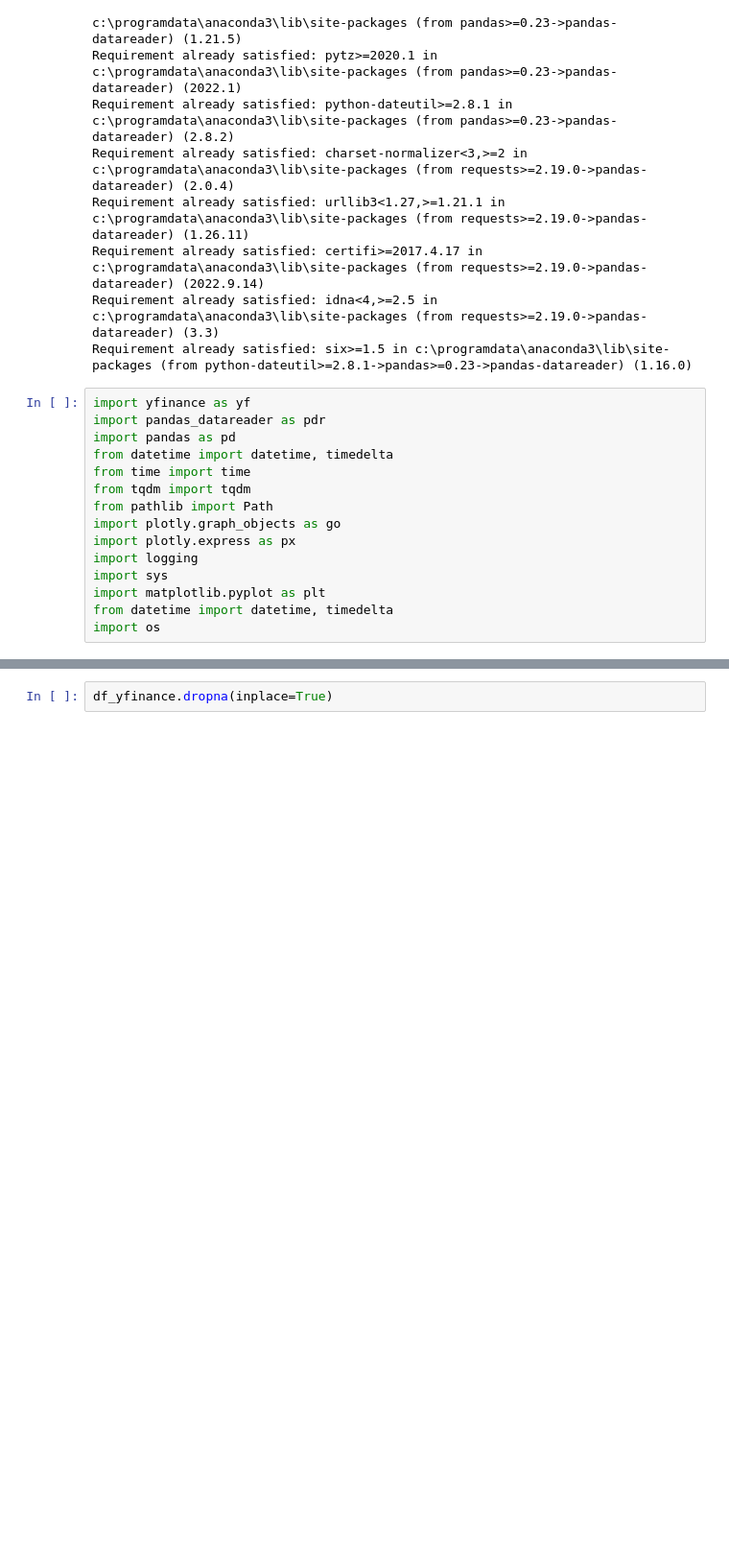
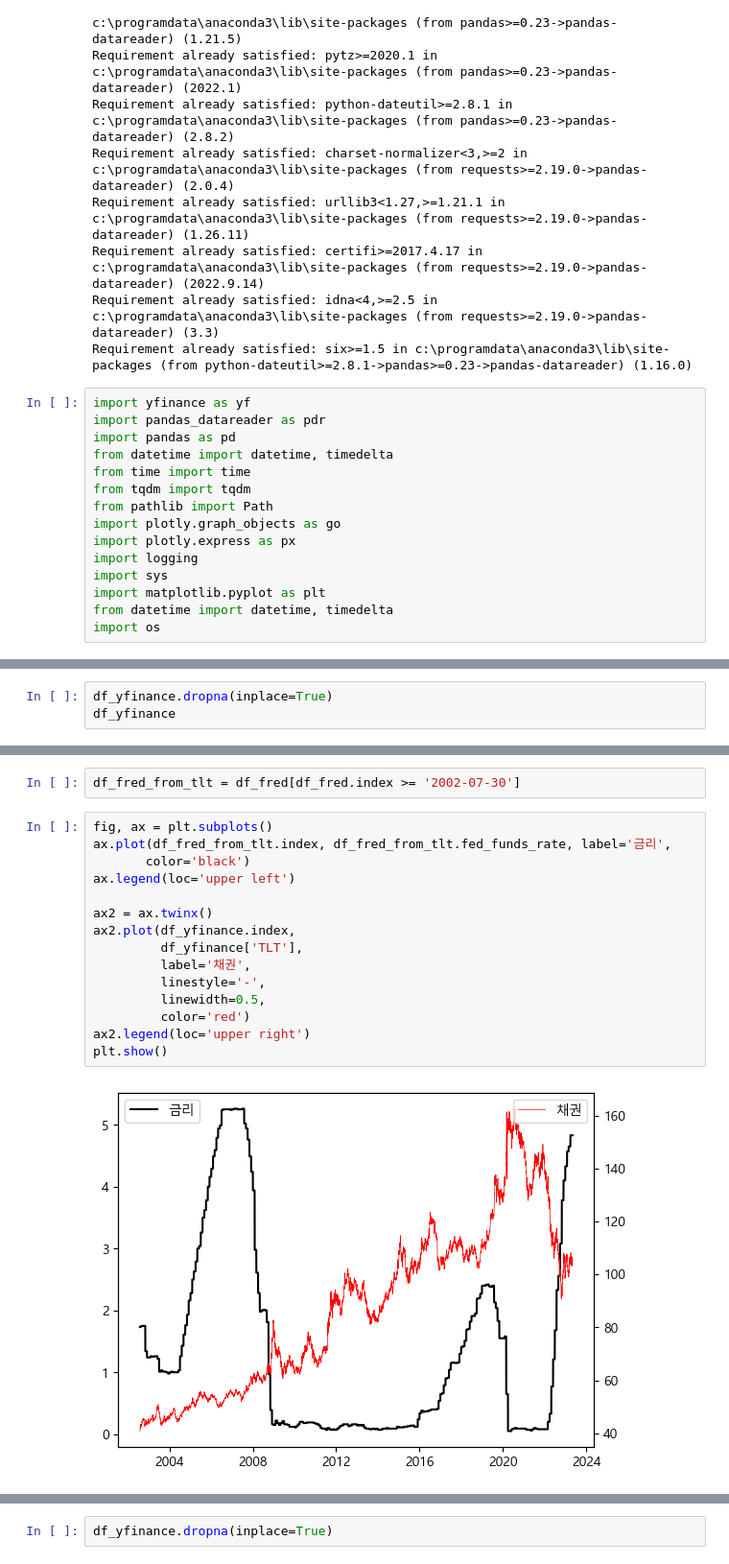
Before and after one commit to shawsk0723/dividend-investment, a Jupyter notebook: etc/bond_interest_rate_analyzer.ipynb, the cells around one changed output, grey strips where cells are left out. Shown at 96% size. Drawn from its saved outputs; the diff is of its cells as text; blank space fills up the shorter version.

```diff
--- a/etc/bond_interest_rate_analyzer.ipynb
+++ b/etc/bond_interest_rate_analyzer.ipynb
@@ -86,0 +118,3 @@ yfinance_assets = {'TLT_ETF':'TLT', 'EDV_ETF':'EDV'}
+# %%
+df_yfinance.dropna(inplace=True)
+df_yfinance
@@ -87 +135,20 @@ yfinance_assets = {'TLT_ETF':'TLT', 'EDV_ETF':'EDV'}
+# %%
+df_fred_from_tlt = df_fred[df_fred.index >= '2002-07-30']
+# %%
+fig, ax = plt.subplots()
+ax.plot(df_fred_from_tlt.index, df_fred_from_tlt.fed_funds_rate, label='금리',
+       color='black')
+ax.legend(loc='upper left')
+
+ax2 = ax.twinx()
+ax2.plot(df_yfinance.index,
+         df_yfinance['TLT'],
+         label='채권',
+         linestyle='-',
+         linewidth=0.5,
+         color='red')
+ax2.legend(loc='upper right')
+plt.show()
+# %% [output]
+[figure, added]
 # %%
```
Also changed, not shown: parts of 24 cells of this notebook.
